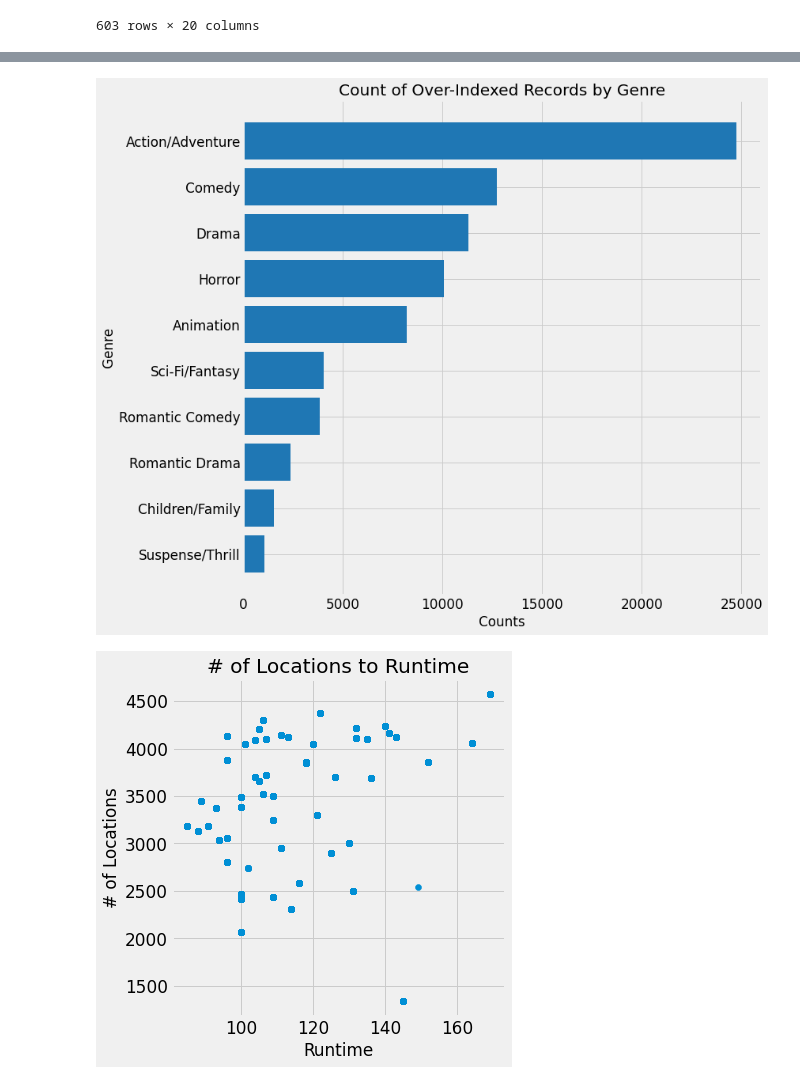
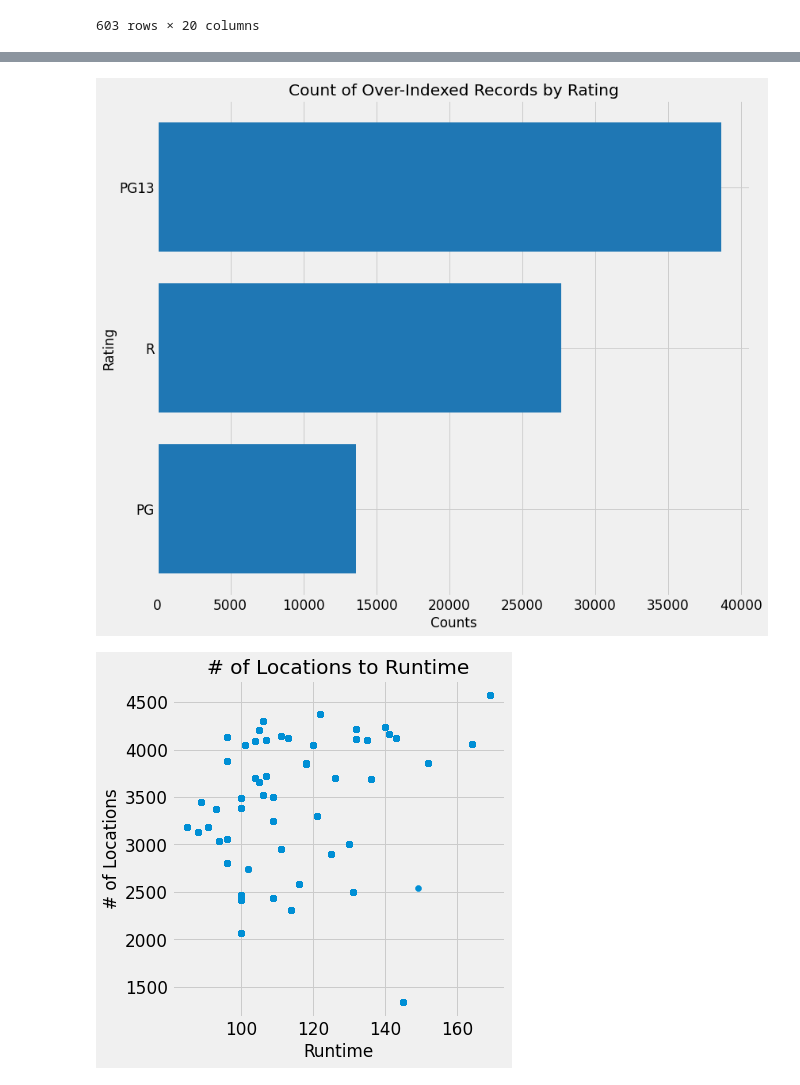
Before and after one commit to xazsanch/Identifiying-Over-and-Under-Performing-US-Movie-Theaters, a Jupyter notebook: over_under_theatres.ipynb, the cells around one changed output, grey strips where cells are left out. Cells and saved outputs as stored; diff of their text form; code cells hidden in the pictures.

```diff
--- a/over_under_theatres.ipynb
+++ b/over_under_theatres.ipynb
@@ -744,7 +745,12 @@ yt_display = yt_views.copy()
 # %%
 full_movie = genre_df.merge(yt_views,how='left',left_on='title',right_on='Film (Distributor)')
 
-full_movie.drop(['Dist','TITLE','Release Date','Trailer Link','title','YT Trailer Views','Opening Weekend','year'],axis=1,inplace=True)
-
+full_movie.drop(['Dist','TITLE','Release Date','Trailer Link','title','Opening Weekend','year'],axis=1,inplace=True)
+full_movie['YT Trailer Views'] = full_movie['YT Trailer Views'].swifter.apply(lambda x: x.replace(' M',""))
+full_movie['YT Trailer Views'] = full_movie['YT Trailer Views'].astype(float)
 #with pd.option_context("display.max_rows", 1000):
 #    display(full_movie)
+
+full_movie['budget_to_YT'] = round(full_movie['budget']/(full_movie['YT Trailer Views']*1000000),3)
+#full_movie.drop(['budget','YT Trailer Views'],axis=1,inplace=True)
+full_movie
@@ -778,8 +798,8 @@ iter3_1hot.tail(2)
 # %%
 iter4 = ow_locavg[['Media_Formats','Release','Division','Genre','over_index']]
-iter4 = iter4.merge(full_movie[['Film (Distributor)','# of Runs','Rating','Season','budget','runtime','OW to YT']],how='left',left_on='Release',right_on='Film (Distributor)')
+iter4 = iter4.merge(full_movie[['Film (Distributor)','# of Runs','Rating','Season','runtime','OW to YT','budget_to_YT']],how='left',left_on='Release',right_on='Film (Distributor)')
 iter4_1hot = pd.get_dummies(data=iter4,columns=['Media_Formats','Division','Genre','Rating','Season'],drop_first=True)
-
+iter5 = iter4_1hot.copy()
 iter4_1hot.drop(['Release','Film (Distributor)'],axis=1,inplace=True)
 iter4_1hot.tail(2)
 # %% [output]
@@ -885,16 +901,16 @@ over_index['Rating'].value_counts().max()
 # %%
 fig, ax = plt.subplots(figsize=(12,10))
 
-ax.barh(over_index['Genre'].value_counts().sort_values().index,
-        over_index['Genre'].value_counts().sort_values(),
+ax.barh(over_index['Rating'].value_counts().sort_values().index,
+        over_index['Rating'].value_counts().sort_values(),
         color='tab:blue')
-ax.set_ylabel('Genre')
+ax.set_ylabel('Rating')
 ax.set_xlabel('Counts')
-ax.set_title('Count of Over-Indexed Records by Genre')
+ax.set_title('Count of Over-Indexed Records by Rating')
 fig.tight_layout()
 fig.show()
 # %% [output]
-[figure, old version]
+[figure, new version]
 # %%
 fig, ax = plt.subplots(figsize=(6,6))
 
```
Also changed, not shown: parts of 66 cells of this notebook.
